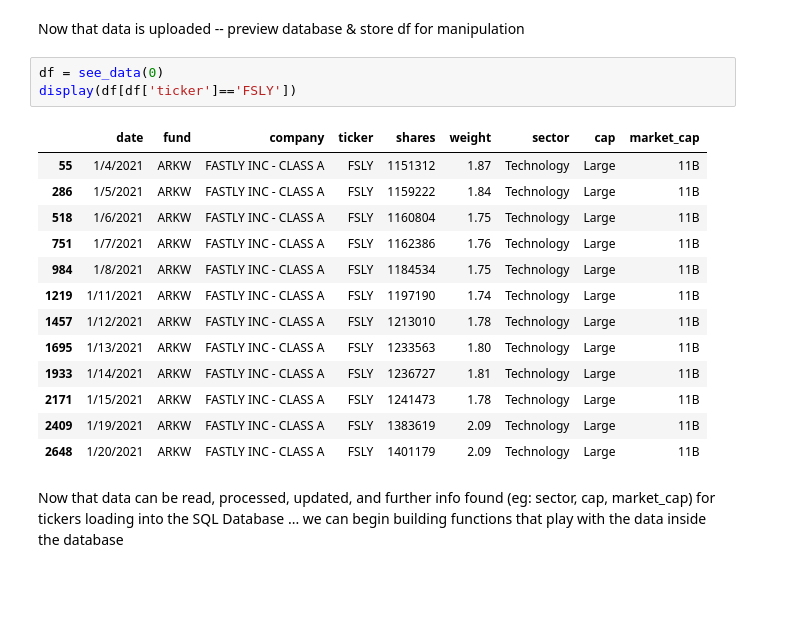
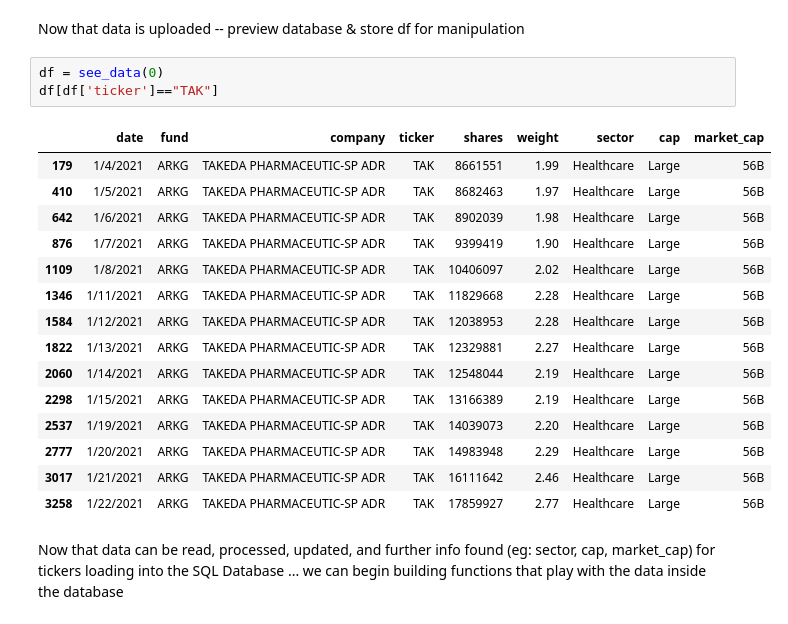
Before and after one commit to ShyuShiro/ARKFund_App, a Jupyter notebook: ARK Visualizations.ipynb, the cells around one changed output. Saved outputs shown, nothing was run; the diff lists cells and outputs as text; blank space fills up the shorter version.

```diff
--- a/ARK Visualizations.ipynb
+++ b/ARK Visualizations.ipynb
@@ -1170,21 +1339,23 @@ Wall time: 726 ms
 Now that data is uploaded -- preview database & store df for manipulation
 # %%
 df = see_data(0)
-display(df[df['ticker']=='FSLY'])
+df[df['ticker']=="TAK"]
 # %% [output]
 |  | date | fund | company | ticker | shares | weight | sector | cap | market_cap |
-| 55 | 1/4/2021 | ARKW | FASTLY INC - CLASS A | FSLY | 1151312 | 1.87 | Technology | Large | 11B |
-| 286 | 1/5/2021 | ARKW | FASTLY INC - CLASS A | FSLY | 1159222 | 1.84 | Technology | Large | 11B |
-| 518 | 1/6/2021 | ARKW | FASTLY INC - CLASS A | FSLY | 1160804 | 1.75 | Technology | Large | 11B |
-| 751 | 1/7/2021 | ARKW | FASTLY INC - CLASS A | FSLY | 1162386 | 1.76 | Technology | Large | 11B |
-| 984 | 1/8/2021 | ARKW | FASTLY INC - CLASS A | FSLY | 1184534 | 1.75 | Technology | Large | 11B |
-| 1219 | 1/11/2021 | ARKW | FASTLY INC - CLASS A | FSLY | 1197190 | 1.74 | Technology | Large | 11B |
-| 1457 | 1/12/2021 | ARKW | FASTLY INC - CLASS A | FSLY | 1213010 | 1.78 | Technology | Large | 11B |
-| 1695 | 1/13/2021 | ARKW | FASTLY INC - CLASS A | FSLY | 1233563 | 1.80 | Technology | Large | 11B |
-| 1933 | 1/14/2021 | ARKW | FASTLY INC - CLASS A | FSLY | 1236727 | 1.81 | Technology | Large | 11B |
-| 2171 | 1/15/2021 | ARKW | FASTLY INC - CLASS A | FSLY | 1241473 | 1.78 | Technology | Large | 11B |
-| 2409 | 1/19/2021 | ARKW | FASTLY INC - CLASS A | FSLY | 1383619 | 2.09 | Technology | Large | 11B |
-| 2648 | 1/20/2021 | ARKW | FASTLY INC - CLASS A | FSLY | 1401179 | 2.09 | Technology | Large | 11B |
+| 179 | 1/4/2021 | ARKG | TAKEDA PHARMACEUTIC-SP ADR | TAK | 8661551 | 1.99 | Healthcare | Large | 56B |
+| 410 | 1/5/2021 | ARKG | TAKEDA PHARMACEUTIC-SP ADR | TAK | 8682463 | 1.97 | Healthcare | Large | 56B |
+| 642 | 1/6/2021 | ARKG | TAKEDA PHARMACEUTIC-SP ADR | TAK | 8902039 | 1.98 | Healthcare | Large | 56B |
+| 876 | 1/7/2021 | ARKG | TAKEDA PHARMACEUTIC-SP ADR | TAK | 9399419 | 1.90 | Healthcare | Large | 56B |
+| 1109 | 1/8/2021 | ARKG | TAKEDA PHARMACEUTIC-SP ADR | TAK | 10406097 | 2.02 | Healthcare | Large | 56B |
+| 1346 | 1/11/2021 | ARKG | TAKEDA PHARMACEUTIC-SP ADR | TAK | 11829668 | 2.28 | Healthcare | Large | 56B |
+| 1584 | 1/12/2021 | ARKG | TAKEDA PHARMACEUTIC-SP ADR | TAK | 12038953 | 2.28 | Healthcare | Large | 56B |
+| 1822 | 1/13/2021 | ARKG | TAKEDA PHARMACEUTIC-SP ADR | TAK | 12329881 | 2.27 | Healthcare | Large | 56B |
+| 2060 | 1/14/2021 | ARKG | TAKEDA PHARMACEUTIC-SP ADR | TAK | 12548044 | 2.19 | Healthcare | Large | 56B |
+| 2298 | 1/15/2021 | ARKG | TAKEDA PHARMACEUTIC-SP ADR | TAK | 13166389 | 2.19 | Healthcare | Large | 56B |
+| 2537 | 1/19/2021 | ARKG | TAKEDA PHARMACEUTIC-SP ADR | TAK | 14039073 | 2.20 | Healthcare | Large | 56B |
+| 2777 | 1/20/2021 | ARKG | TAKEDA PHARMACEUTIC-SP ADR | TAK | 14983948 | 2.29 | Healthcare | Large | 56B |
+| 3017 | 1/21/2021 | ARKG | TAKEDA PHARMACEUTIC-SP ADR | TAK | 16111642 | 2.46 | Healthcare | Large | 56B |
+| 3258 | 1/22/2021 | ARKG | TAKEDA PHARMACEUTIC-SP ADR | TAK | 17859927 | 2.77 | Healthcare | Large | 56B |
 # %% [markdown]
 Now that data can be read, processed, updated, and further info found (eg: sector, cap, market_cap) for tickers loading into the SQL Database ... we can begin building functions that play with the data inside the database
 # %% [markdown]
```
Also changed, not shown: parts of 13 cells of this notebook, 5 other files.
